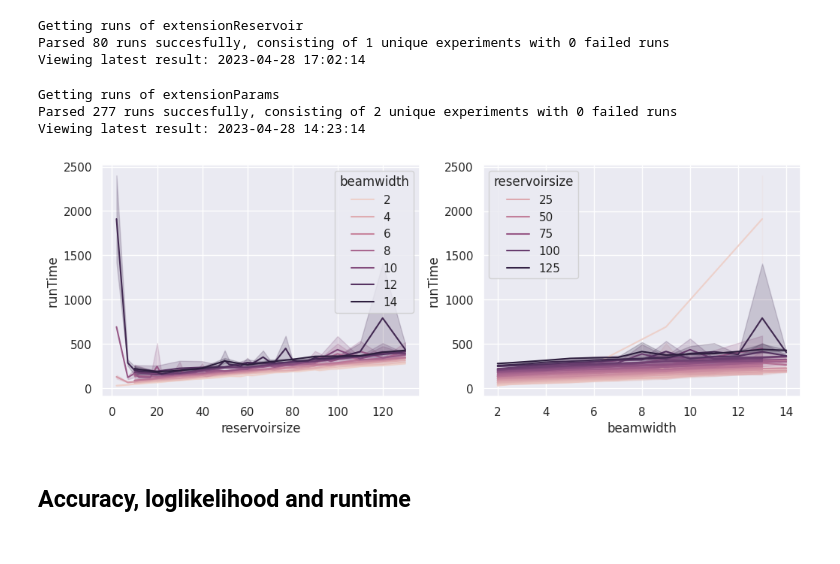
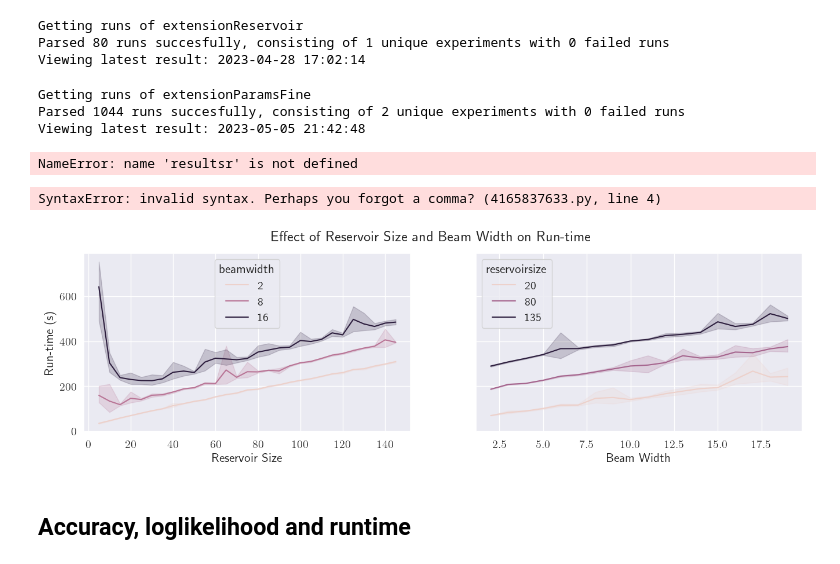
Before and after one commit to judah-daniels/protovoices-haskell, a Jupyter notebook: preprocessing/results.ipynb, the cells around one changed output. Cells and saved outputs as stored; diff of their text form; code cells hidden in the pictures.

Commit message:
Some almost final plots

```diff
--- a/preprocessing/results.ipynb
+++ b/preprocessing/results.ipynb
@@ -20,0 +28,2 @@ import random
+# %%
+sns.set(rc={'text.usetex' : True, 'pgf.texsystem': 'pdflatex'},font_scale=1.3)
@@ -40,6 +68,6 @@ Loads all json files from the given folders
 # %%
 def get_experiments(experiment_name):
-    cols = ['id', 'corpus', 'piece', 'algorithm', 'accuracy', 'likelihood', 'chordLabels', 'slices','runTime', 'reruns','groundTruth']
+    cols = ['id', 'corpus', 'piece', 'algorithm', 'accuracy', 'likelihood', 'chordLabels', 'slices','runTime', 'reruns','groundTruth','iteration']
     df = pd.DataFrame(columns=cols)
     lbls = pd.DataFrame(columns=["piece", "corpus", "labels"])
 
@@ -62,7 +90,6 @@ def get_experiments(experiment_name):
                     if file[6] == "-":
                         #ignore old format
                         continue
-
                     with open(os.path.join(root, file), 'r') as f:
                         data = json.loads(f.read())
                 except:
@@ -780,25 +1115,53 @@ resultsr['reservoirsize'] = resultsr["algorithm"].apply(lambda s: int(s.split("_
 Getting runs of extensionReservoir
 Parsed 80 runs succesfully, consisting of 1 unique experiments with 0 failed runs
 Viewing latest result: 2023-04-28 17:02:14
-# %%
-(results, labels) = get_latest_experiment("extensionParams")
-# %% [output]
-Getting runs of extensionParams
-Parsed 277 runs succesfully, consisting of 2 unique experiments with 0 failed runs
-Viewing latest result: 2023-04-28 14:23:14
+# %%
+(results, labels) = get_latest_experiment("extensionParamsFine")
+results['beamwidth'] = results["algorithm"].apply(lambda s: int(s.split("_")[1]))
+results['reservoirsize'] = results["algorithm"].apply(lambda s: int(s.split("_")[2]))
+resultsbw= results.loc[results["beamwidth"].isin([2,8,16])]
+resultsrs= results.loc[results["reservoirsize"].isin([20,80,135])]
+# %% [output]
+Getting runs of extensionParamsFine
+Parsed 1044 runs succesfully, consisting of 2 unique experiments with 0 failed runs
+Viewing latest result: 2023-05-05 21:42:48
 # %%
 resultsc = pd.concat([resultsr,resultsb,results])
+# %% [output]
+NameError: name 'resultsr' is not defined
+# %%
+fig, ax = plt.subplots(1, 2, figsize=(16,4))
+
+sns.scatterplot(ax = ax[0], data=resultsbw.reset_index(), x="reservoirsize",y="runTime", hue="beamwidth")
+sns.scatterplot(ax = ax[1], data=resultsrs.reset_index() x="beamwidth",y="runTime", hue="reservoirsize")
+#sns.violinplot(ax = ax[2], data=results.reset_index(), x="beamwidth",y="accuracy", hue="reservoirsize")
+ax[0].set_ylabel("Run-time (s)")
+ax[0].get_legend().set_title("Beam Width")
+ax[0].set_xlabel("Reservoir Size")
+ax[1].set_xlabel("Reservoir Width")
+ax[1].get_legend().set_title("Reservoir Width")
+fig.suptitle("Effect of Hyperparameters on Run-time")
+
+plt.show()
+# %% [output]
+SyntaxError: invalid syntax. Perhaps you forgot a comma? (4165837633.py, line 4)
 # %%
-fig, ax = plt.subplots(1, 2, figsize=(12,4))
+fig, ax = plt.subplots(1, 2, figsize=(16,4), sharey=True)
 
-sns.lineplot(ax = ax[0], data=resultsc.reset_index(), x="reservoirsize",y="runTime", hue="beamwidth")
-sns.lineplot(ax = ax[1], data=resultsc.reset_index(), x="beamwidth",y="runTime", hue="reservoirsize")
+r = sns.lineplot(ax = ax[0], data=resultsbw.reset_index(), x="reservoirsize",y="runTime", hue="beamwidth")
+b = sns.lineplot(ax = ax[1], data=resultsrs.reset_index(), x="beamwidth",y="runTime", hue="reservoirsize")
 #sns.violinplot(ax = ax[2], data=results.reset_index(), x="beamwidth",y="accuracy", hue="reservoirsize")
+
+ax[0].set_ylabel("Run-time (s)")
+ax[0].set_xlabel("Reservoir Size")
+ax[1].set_xlabel("Beam Width")
+fig.suptitle("Effect of Reservoir Size and Beam Width on Run-time")
+
 
 
 plt.show()
 # %% [output]
-[figure, old version]
+[figure, new version]
 # %% [markdown]
 ## Accuracy, loglikelihood and runtime
 # %%
```
Also changed, not shown: parts of 90 cells of this notebook, 28 other files.
